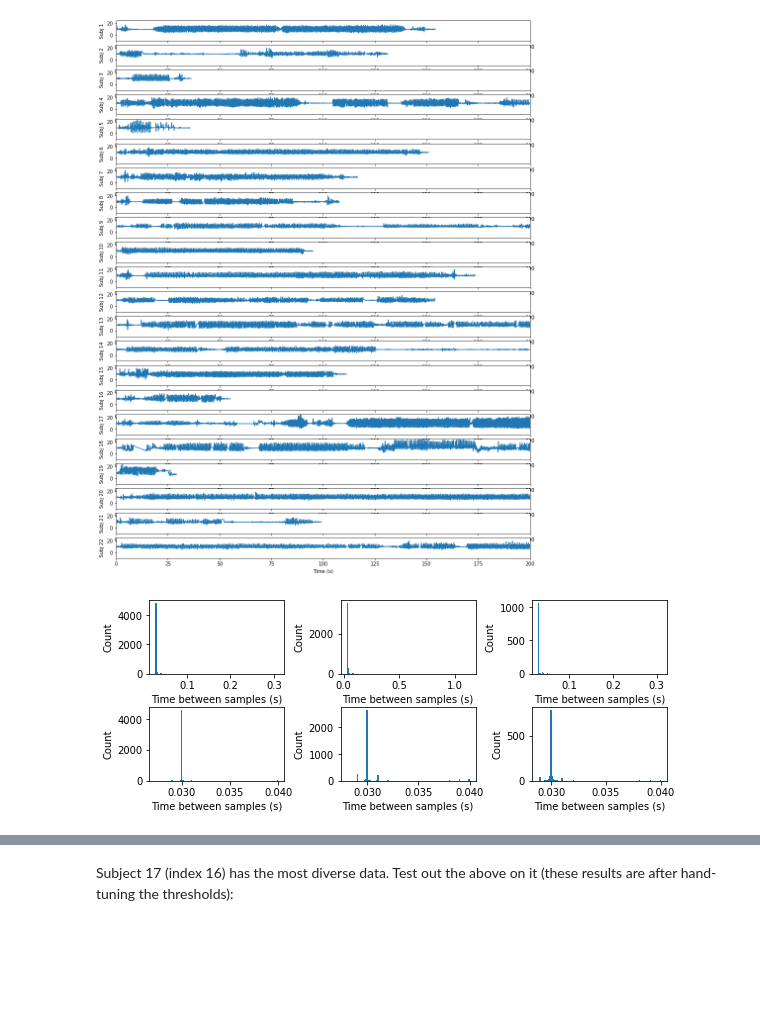
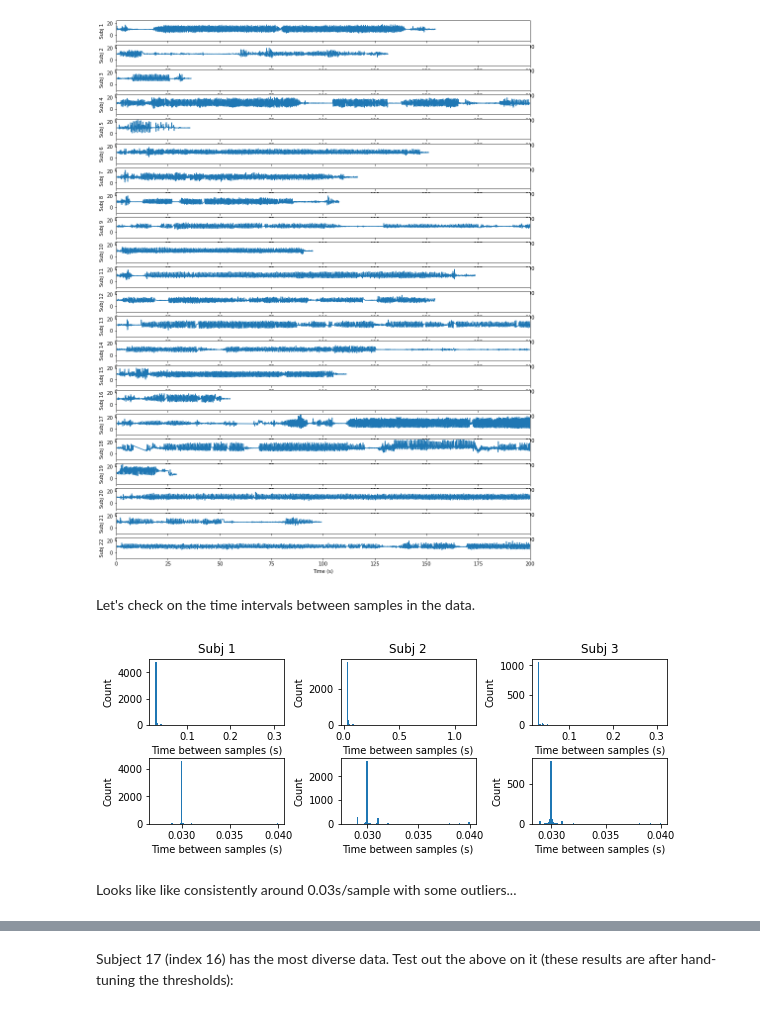
Before and after one commit to etotheipi/accelerometer_signal_proc, a Jupyter notebook: accelerometer_explore.ipynb, the cells around one changed output, grey strips where cells are left out. Cells and saved outputs as stored; diff of their text form; code cells hidden in the pictures; blank space fills up the shorter version.

```diff
--- a/accelerometer_explore.ipynb
+++ b/accelerometer_explore.ipynb
@@ -16,14 +14,16 @@ The autoreload extension is already loaded. To reload it, use:
 # %%
+# Keep all params in a yaml file for
+with open('params.json', 'r') as f:
+    params = json.load(f)
+
+print('Params:')
+print(json.dumps(params, indent=2))
+
 # Some values that will remain constant throughout experiments
-DATA_DIR = './user_data'
-FILE_LIST = [f for f in os.listdir(DATA_DIR) if os.path.splitext(f)[1] == '.csv']
-NUM_SUBJ = len(FILE_LIST)
-print(f'Number of files/subjects: {NUM_SUBJ}')
+csv_list = [f for f in os.listdir(params['data_dir']) if os.path.splitext(f)[1] == '.csv']
+num_subj = len(csv_list)
+max_resample_pts = int(params['window_size_sec'] // params['resample_dt']) - 3
 
-# Some other constants that were hand-tuned to be used later
-MAX_TIME_STEP = 0.035
-RESAMPLE_TIME_STEP = 0.030
-WINDOW_SIZE_SEC = 3.8
-MAX_RESAMPLE_PTS = int(WINDOW_SIZE_SEC // RESAMPLE_TIME_STEP) - 3
-print(f'Each sample will be {MAX_RESAMPLE_PTS} time steps')
+print(f'Number of files/subjects: {num_subj}')
+print(f'Each sample will be {max_resample_pts} time steps')
 # %% [output]
@@ -32,5 +44,5 @@ Each sample will be 123 time steps
 # %%
-per_user_all_data = AccelUtils.read_all_user_data(DATA_DIR, NUM_SUBJ)
+per_user_all_data = AccelUtils.read_all_user_data(params['data_dir'], num_subj)
 # %%
 per_user_all_data[0].describe()
 # %% [output]
@@ -47,9 +59,9 @@ per_user_all_data[0].describe()
 ## Let's look at the data
 Bird's eye view of all 22 subjects' data.
 # %%
-fig, axs = plt.subplots(NUM_SUBJ, 1, figsize=(15, 20))
+fig, axs = plt.subplots(num_subj, 1, figsize=(15, 20))
 
-for i in range(NUM_SUBJ):
+for i in range(num_subj):
     axs[i].plot(per_user_all_data[i]['t'], per_user_all_data[i]['mag_acc'])
     axs[i].set_xlim(0, 200)
     axs[i].set_ylim(-10, 25)
@@ -57,23 +69,28 @@ for i in range(NUM_SUBJ):
     axs[i].set_ylabel(f'Subj {i+1}')
 # %% [output]
 [figure]
+# %% [markdown]
+Let's check on the time intervals between samples in the data.
 # %%
 fig, axs = plt.subplots(2, 3, figsize=(8, 3))
 for i in range(3):
     time_list = per_user_all_data[i]['t'].values
     diffs = time_list[1:] - time_list[:-1]
     axs[0][i].hist(diffs, bins=100)
     axs[0][i].set_xlabel('Time between samples (s)')
     axs[0][i].set_ylabel('Count')
+    axs[0][i].set_title(f'Subj {i+1}')
 
     diffs_clipped = diffs[diffs <= 0.04]
     axs[1][i].hist(diffs_clipped, bins=100)
     axs[1][i].set_xlabel('Time between samples (s)')
     axs[1][i].set_ylabel('Count')
 
 fig.tight_layout(pad=0.2)
 # %% [output]
-[figure, old version]
+[figure, new version]
+# %% [markdown]
+Looks like like consistently around 0.03s/sample with some outliers...
 # %% [markdown]
 ## The Plan
 We need to extract sections of each person's walking data that is "regular."  This means that it fits the following criteria:
```
Also changed, not shown: parts of 14 cells of this notebook, 12 other files.
